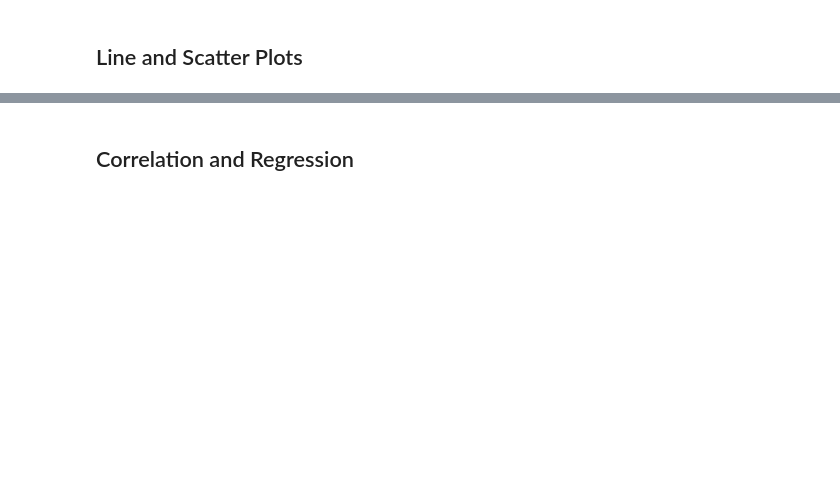
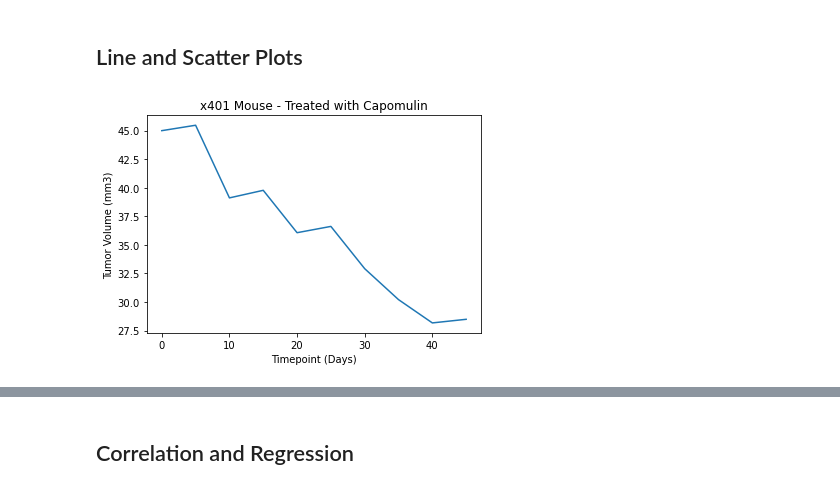
Before and after one commit to MorganMaciupa/The-Power-of-MatPlotLib, a Jupyter notebook: pymaceuticals_starter.ipynb, the cells around one changed output, grey strips where cells are left out. Cells and saved outputs as stored; diff of their text form; code cells hidden in the pictures; blank space fills up the shorter version.

```diff
--- a/pymaceuticals_starter.ipynb
+++ b/pymaceuticals_starter.ipynb
@@ -175,5 +240,16 @@ gender_pie = gender_count.plot.pie(title='Distribution of Sex', autopct="%1.1f%%
 ## Line and Scatter Plots
 # %%
 # Generate a line plot of time point versus tumor volume for a mouse treated with Capomulin
+capomulin = clean_data.loc[clean_data['Drug Regimen'] == 'Capomulin']
+
+x401 = capomulin.loc[capomulin['Mouse ID'] == 'x401']
+x401
+
+plt.plot(x401["Timepoint"], x401["Tumor Volume (mm3)"]);
+plt.title("x401 Mouse - Treated with Capomulin")
+plt.xlabel("Timepoint (Days)")
+plt.ylabel("Tumor Volume (mm3)");
+# %% [output]
+[figure, added]
 # %%
 # Generate a scatter plot of mouse weight versus average tumor volume for the Capomulin regimen
```
Also changed, not shown: parts of 12 cells of this notebook, 1 other file.
